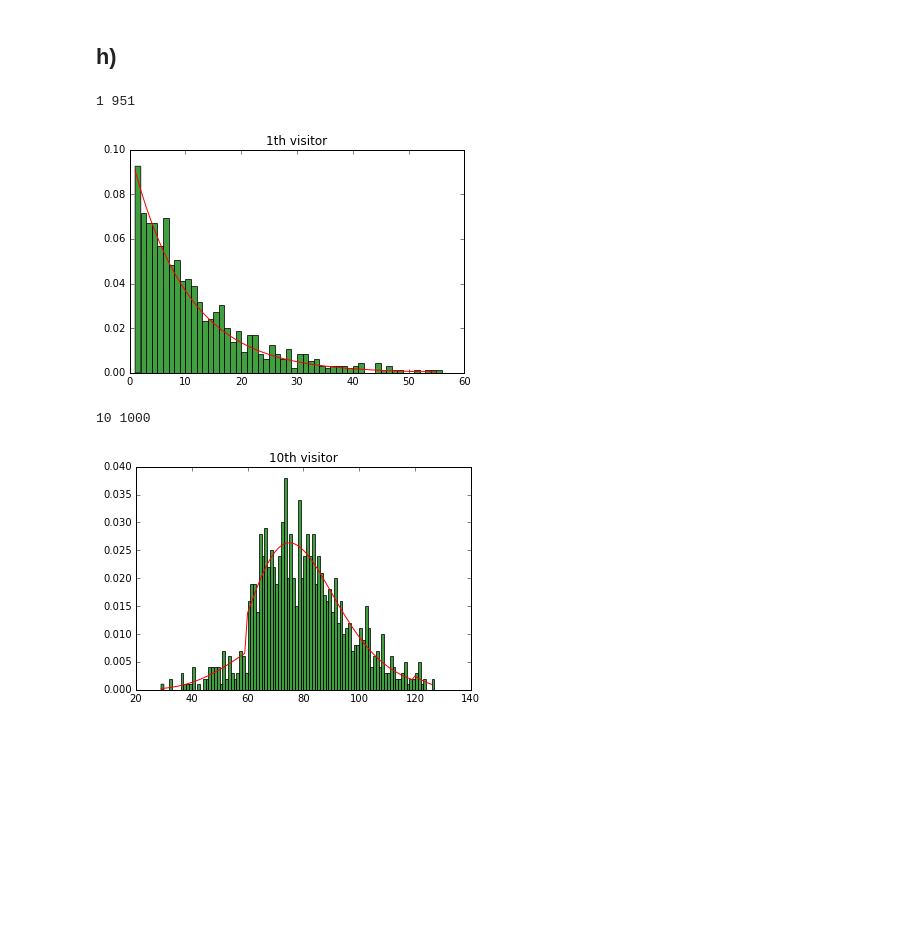
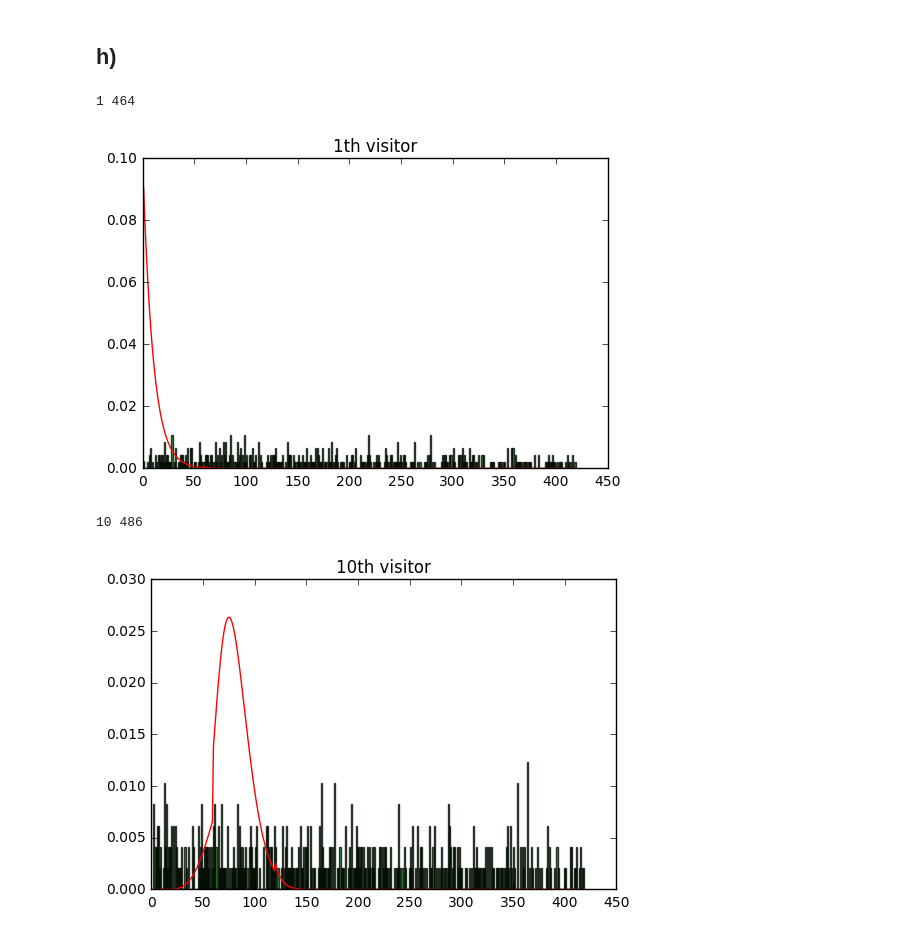
Before and after one commit to jj1993/Applied-mechanism-design-and-big-data, a Jupyter notebook: Poission.ipynb, the cells around one changed output. Drawn from its saved outputs; the diff is of its cells as text; code cells hidden in the pictures; blank space fills up the shorter version.

```diff
--- a/Poission.ipynb
+++ b/Poission.ipynb
@@ -330,36 +361,42 @@ plt.plot(area)
 # %% [markdown]
 ## h)
 # %%
+numTimeSteps = 7
+# 60 means we take minutes in stead of hours
+# Dont go too high with this number
+resolution = 60.0
+
 def do_simulation_for_nth(nth_visitor):
     results = []
     for i in range(1000):
-        r = random_number(0,nth_visitor)
-        if r:
-            results.append(r)
+        goal_value = random.random()
+        t = pdf_formula(goal_value)
+        if t:
+            results.append(t)
     print(nth_visitor, len(results))
     fig = plt.figure()
     bin_count = max(results) - min(results)
     n, bins, patches = plt.hist(results, bin_count, normed=True, facecolor='green', alpha=0.75)
 
     real_results = []
     for minute in range(min(results), max(results)):
         result = nth_visitor_arrival(nth_visitor, 0, minute)
         real_results.append(result)
 
     x = range(min(results), max(results))
     plt.plot(x, real_results, c='red')
     plt.title('{}th visitor'.format(nth_visitor))
     plt.show()
 
 nth_visitor = 1
 do_simulation_for_nth(nth_visitor)
 nth_visitor = 10
 do_simulation_for_nth(nth_visitor)
 # %% [output]
-1 951
+1 464
-[figure, old version]
+[figure, new version]
-10 1000
+10 486
-[figure, old version]
+[figure, new version]
 # %%
 first_visitors = []
 tenth_visitors = []
```
Also changed, not shown: parts of 9 cells of this notebook.
